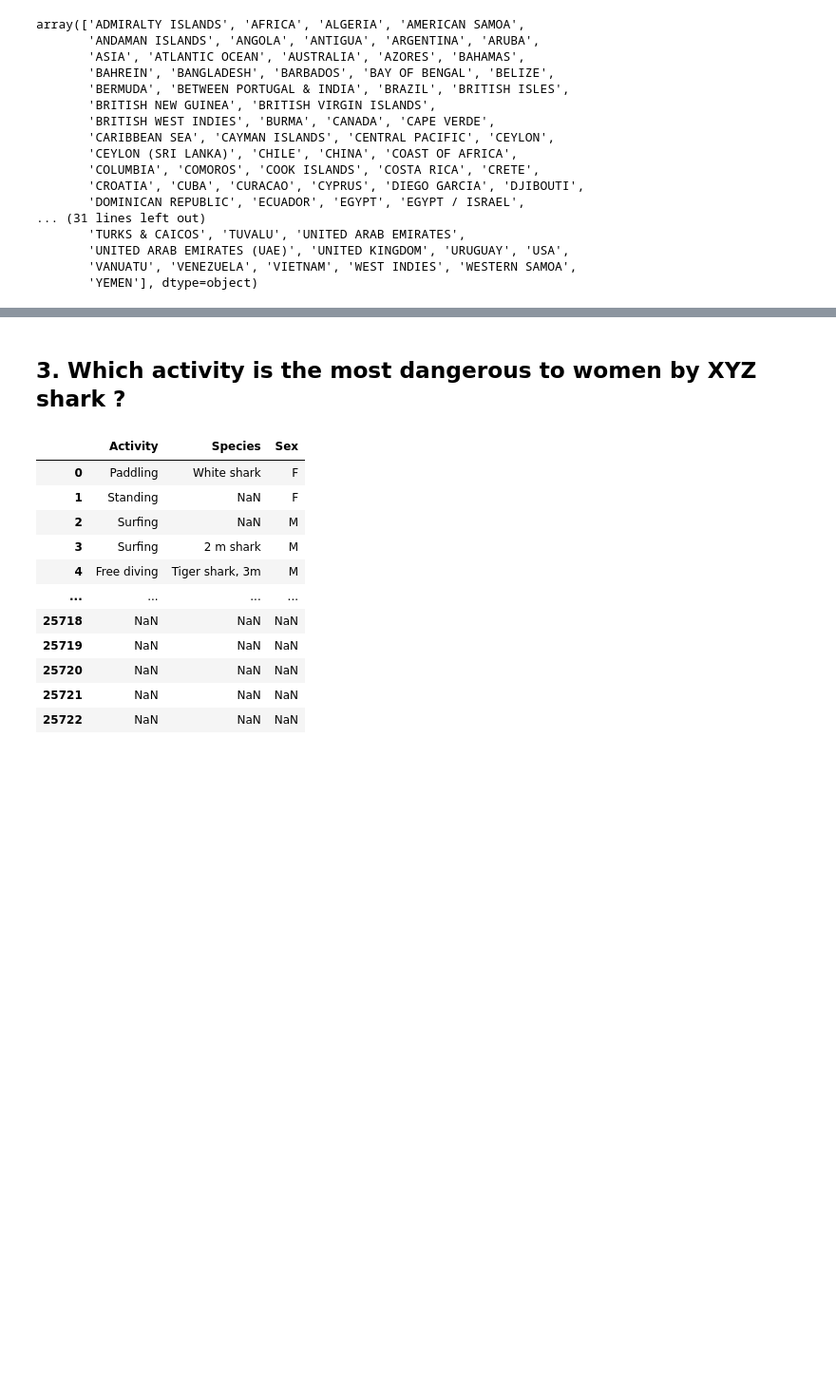
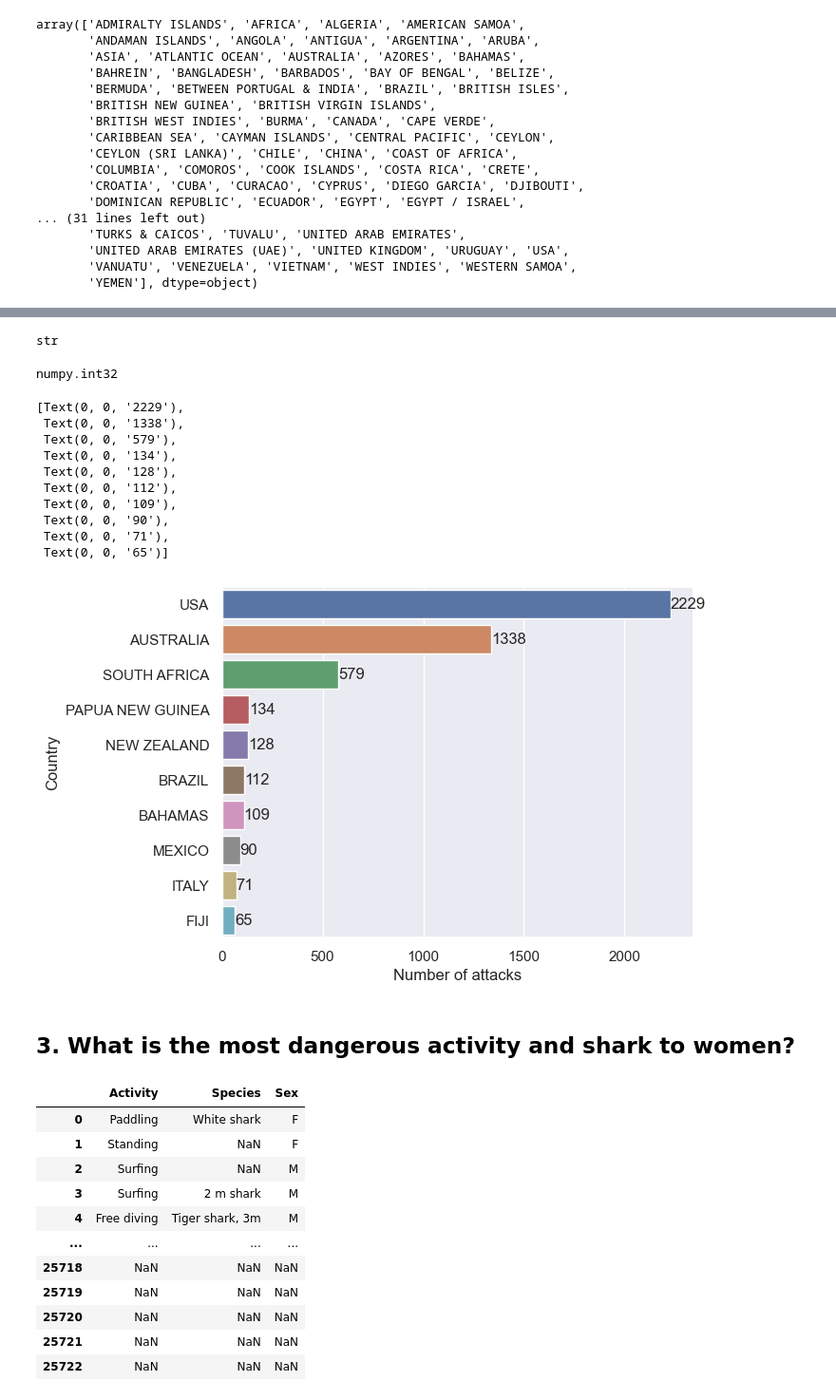
Before and after one commit to RaphHer/Project_1_Pandas, a Jupyter notebook: src/First Project Pandas .ipynb, the cells around one changed output, grey strips where cells are left out. Shown at 95% size. Drawn from its saved outputs; the diff is of its cells as text; code cells hidden in the pictures; blank space fills up the shorter version.

```diff
--- a/src/First Project Pandas .ipynb
+++ b/src/First Project Pandas .ipynb
@@ -465,3 +447,35 @@ sns.barplot(x = "Number of attacks", y = "Country", data = df)
+# %%
+# Just checking that the number are integer... and they are string.
+
+type(df['Number of attacks'][0])
+# %% [output]
+str
+# %%
+# I am converting the str into an int
+
+df['Number of attacks'] = df['Number of attacks'].astype(int)
+type(df['Number of attacks'][0])
+# %% [output]
+numpy.int32
+# %%
+# I am now creating the final bar plot
+# To better visualize, I added the data label with the second line of code
+
+ax = sns.barplot(x = "Number of attacks", y = "Country", data = df, )
+
+ax.bar_label(ax.containers[0])
+# %% [output]
+[Text(0, 0, '2229'),
+ Text(0, 0, '1338'),
+ Text(0, 0, '579'),
+ Text(0, 0, '134'),
+ Text(0, 0, '128'),
+ Text(0, 0, '112'),
+ Text(0, 0, '109'),
+ Text(0, 0, '90'),
+ Text(0, 0, '71'),
+ Text(0, 0, '65')]
+[figure, added]
 # %% [markdown]
-## 3. Which activity is the most dangerous to women by XYZ shark ?
+## 3. What is the most dangerous activity and shark to women?
 # %%
```
Also changed, not shown: parts of 43 cells of this notebook.
